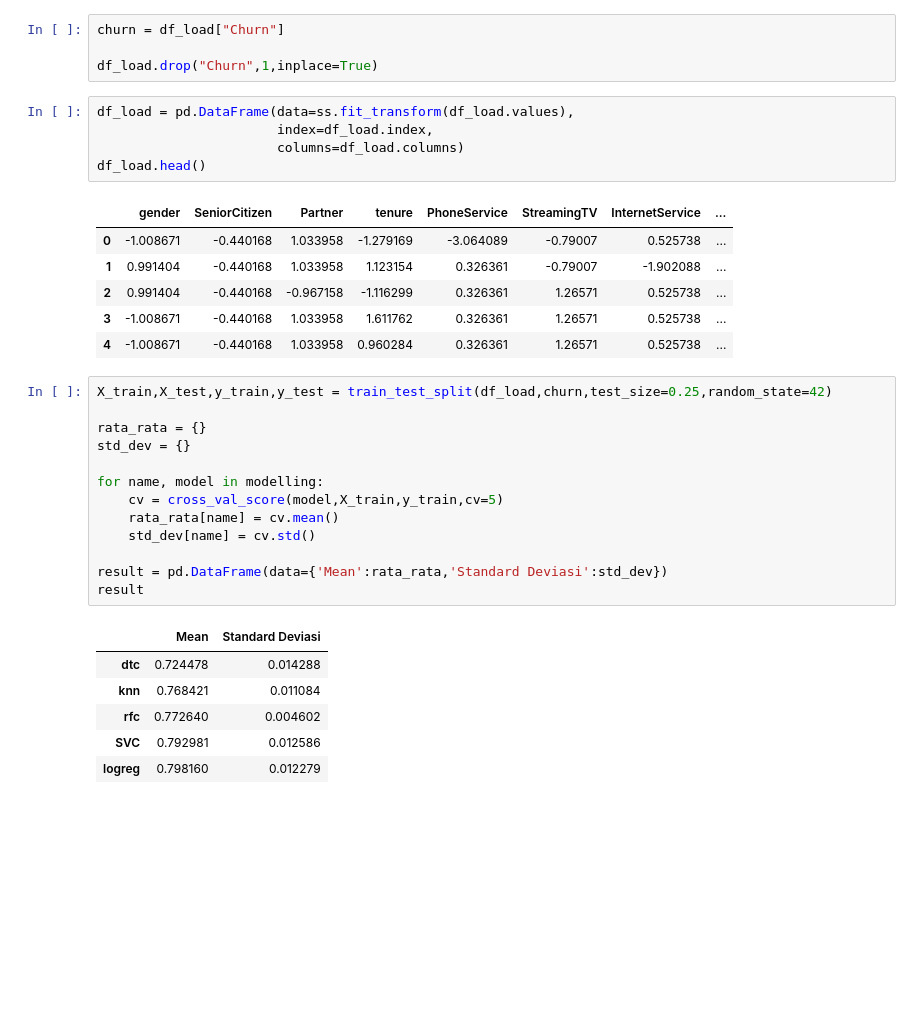
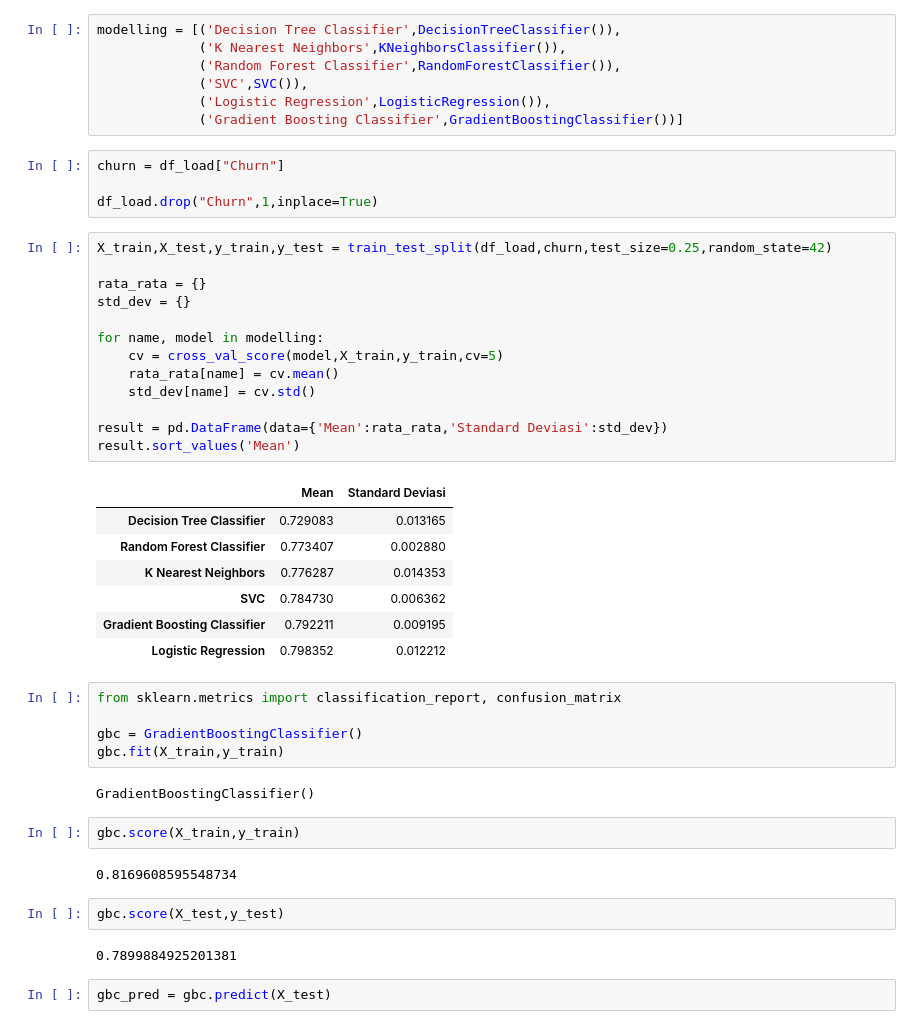
Before and after one commit to UvoChrollo/Pythonista, a Jupyter notebook: Notebook/Others/DQLab/Customer Churn Prediction using Machine Learning.ipynb, the cells around one changed output. Saved outputs shown, nothing was run; the diff lists cells and outputs as text; blank space fills up the shorter version.

```diff
--- a/Notebook/Others/DQLab/Customer Churn Prediction using Machine Learning.ipynb
+++ b/Notebook/Others/DQLab/Customer Churn Prediction using Machine Learning.ipynb
@@ -225,36 +219,49 @@ modelling = [('dtc',DecisionTreeClassifier()),
+# %%
+modelling = [('Decision Tree Classifier',DecisionTreeClassifier()),
+             ('K Nearest Neighbors',KNeighborsClassifier()),
+             ('Random Forest Classifier',RandomForestClassifier()),
+             ('SVC',SVC()),
+             ('Logistic Regression',LogisticRegression()),
+             ('Gradient Boosting Classifier',GradientBoostingClassifier())]
 # %%
 churn = df_load["Churn"]
 
 df_load.drop("Churn",1,inplace=True)
-# %%
-df_load = pd.DataFrame(data=ss.fit_transform(df_load.values),
-                       index=df_load.index,
-                       columns=df_load.columns)
-df_load.head()
-# %% [output]
-|  | gender | SeniorCitizen | Partner | tenure | PhoneService | StreamingTV | InternetService | ... |
-| 0 | -1.008671 | -0.440168 | 1.033958 | -1.279169 | -3.064089 | -0.79007 | 0.525738 | ... |
-| 1 | 0.991404 | -0.440168 | 1.033958 | 1.123154 | 0.326361 | -0.79007 | -1.902088 | ... |
-| 2 | 0.991404 | -0.440168 | -0.967158 | -1.116299 | 0.326361 | 1.26571 | 0.525738 | ... |
-| 3 | -1.008671 | -0.440168 | 1.033958 | 1.611762 | 0.326361 | 1.26571 | 0.525738 | ... |
-| 4 | -1.008671 | -0.440168 | 1.033958 | 0.960284 | 0.326361 | 1.26571 | 0.525738 | ... |
 # %%
 X_train,X_test,y_train,y_test = train_test_split(df_load,churn,test_size=0.25,random_state=42)
 
 rata_rata = {}
 std_dev = {}
 
 for name, model in modelling:
     cv = cross_val_score(model,X_train,y_train,cv=5)
     rata_rata[name] = cv.mean()
     std_dev[name] = cv.std()
 
 result = pd.DataFrame(data={'Mean':rata_rata,'Standard Deviasi':std_dev})
-result
+result.sort_values('Mean')
 # %% [output]
 |  | Mean | Standard Deviasi |
-| dtc | 0.724478 | 0.014288 |
-| knn | 0.768421 | 0.011084 |
-| rfc | 0.772640 | 0.004602 |
-| SVC | 0.792981 | 0.012586 |
-| logreg | 0.798160 | 0.012279 |
+| Decision Tree Classifier | 0.729083 | 0.013165 |
+| Random Forest Classifier | 0.773407 | 0.002880 |
+| K Nearest Neighbors | 0.776287 | 0.014353 |
+| SVC | 0.784730 | 0.006362 |
+| Gradient Boosting Classifier | 0.792211 | 0.009195 |
+| Logistic Regression | 0.798352 | 0.012212 |
+# %%
+from sklearn.metrics import classification_report, confusion_matrix
+
+gbc = GradientBoostingClassifier()
+gbc.fit(X_train,y_train)
+# %% [output]
+GradientBoostingClassifier()
+# %%
+gbc.score(X_train,y_train)
+# %% [output]
+0.8169608595548734
+# %%
+gbc.score(X_test,y_test)
+# %% [output]
+0.7899884925201381
+# %%
+gbc_pred = gbc.predict(X_test)
```
Also changed, not shown: parts of 4 cells of this notebook.
